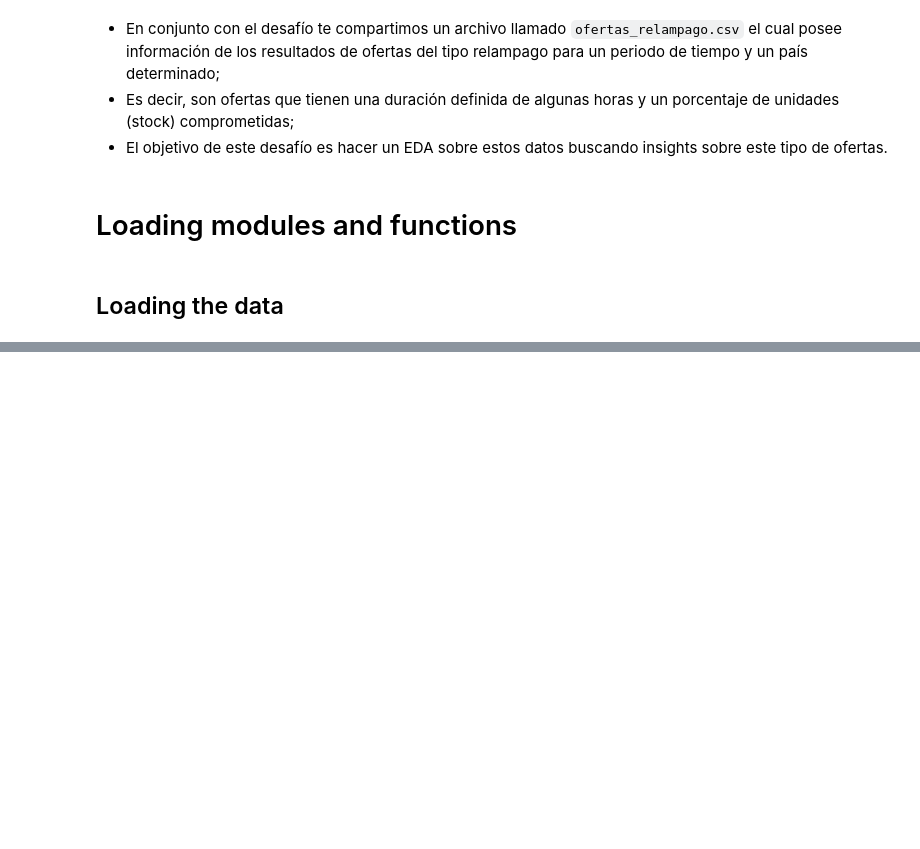
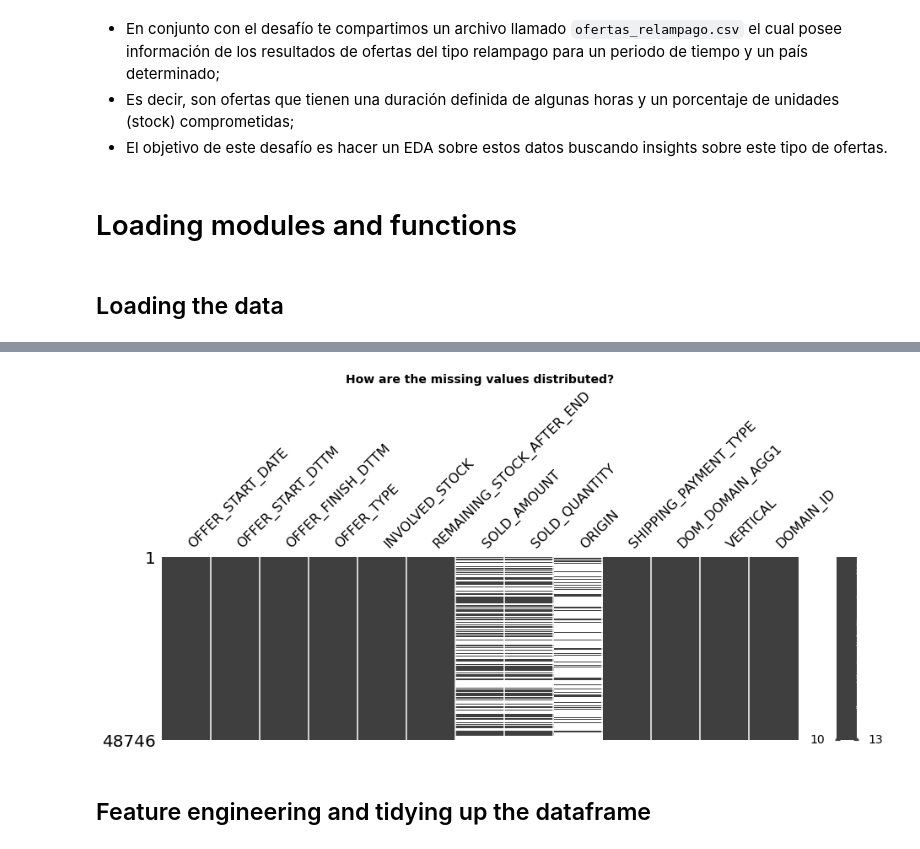
Before and after one commit to nacmarino/meli, a Jupyter notebook: src/DS Challenge #1 - EDA.ipynb, the cells around one changed output, grey strips where cells are left out. Drawn from its saved outputs; the diff is of its cells as text; code cells hidden in the pictures; blank space fills up the shorter version.

```diff
--- a/src/DS Challenge #1 - EDA.ipynb
+++ b/src/DS Challenge #1 - EDA.ipynb
@@ -30,0 +55,9 @@ df
+# %%
+## position of the missing values
+msno.matrix(df, figsize = (15, 4))
+plt.title(label = 'How are the missing values distributed?', fontdict = {'weight': 'bold', 'size': 14})
+plt.show()
+# %% [output]
+[figure, added]
+# %% [markdown]
+ ## Feature engineering and tidying up the dataframe
```
Also changed, not shown: parts of 9 cells of this notebook.
